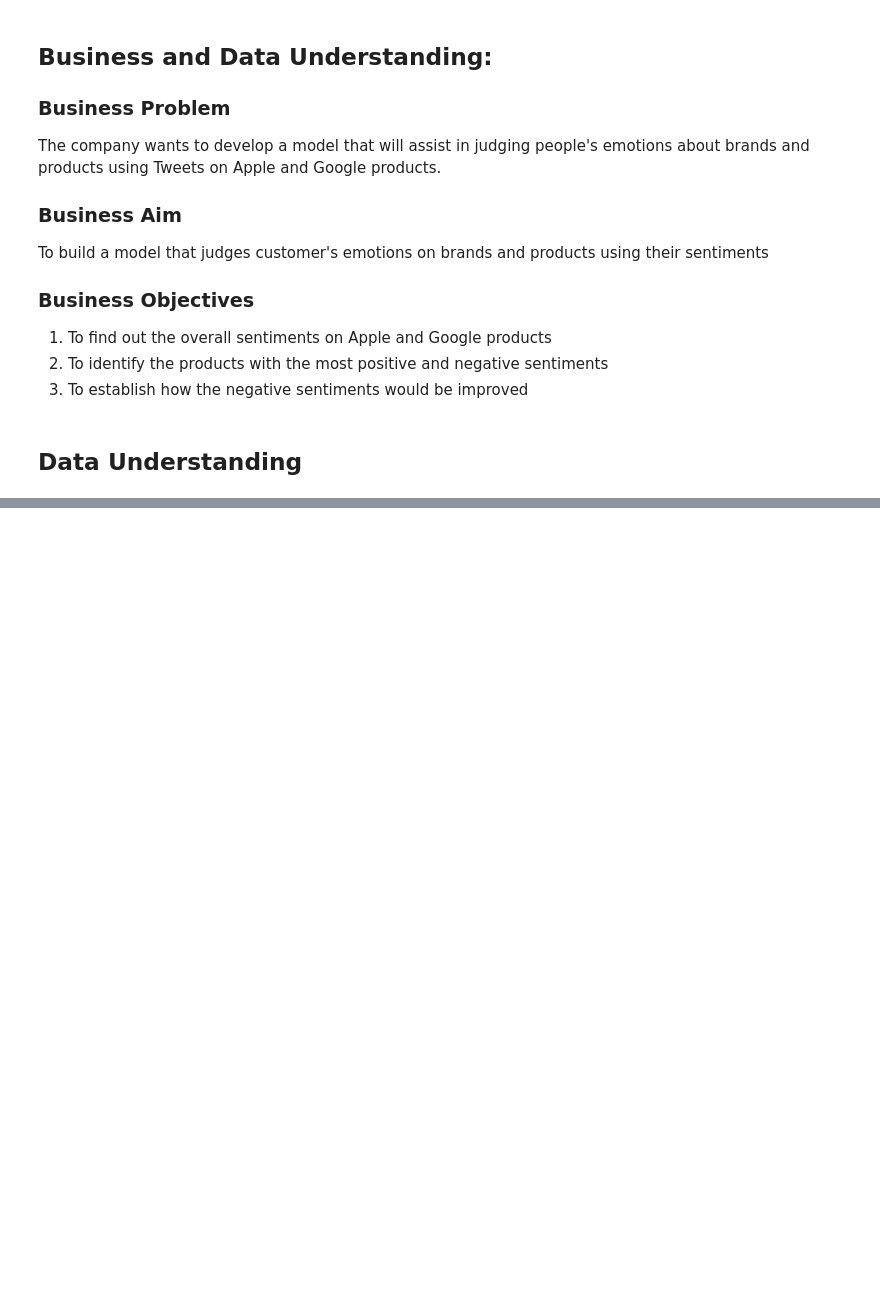
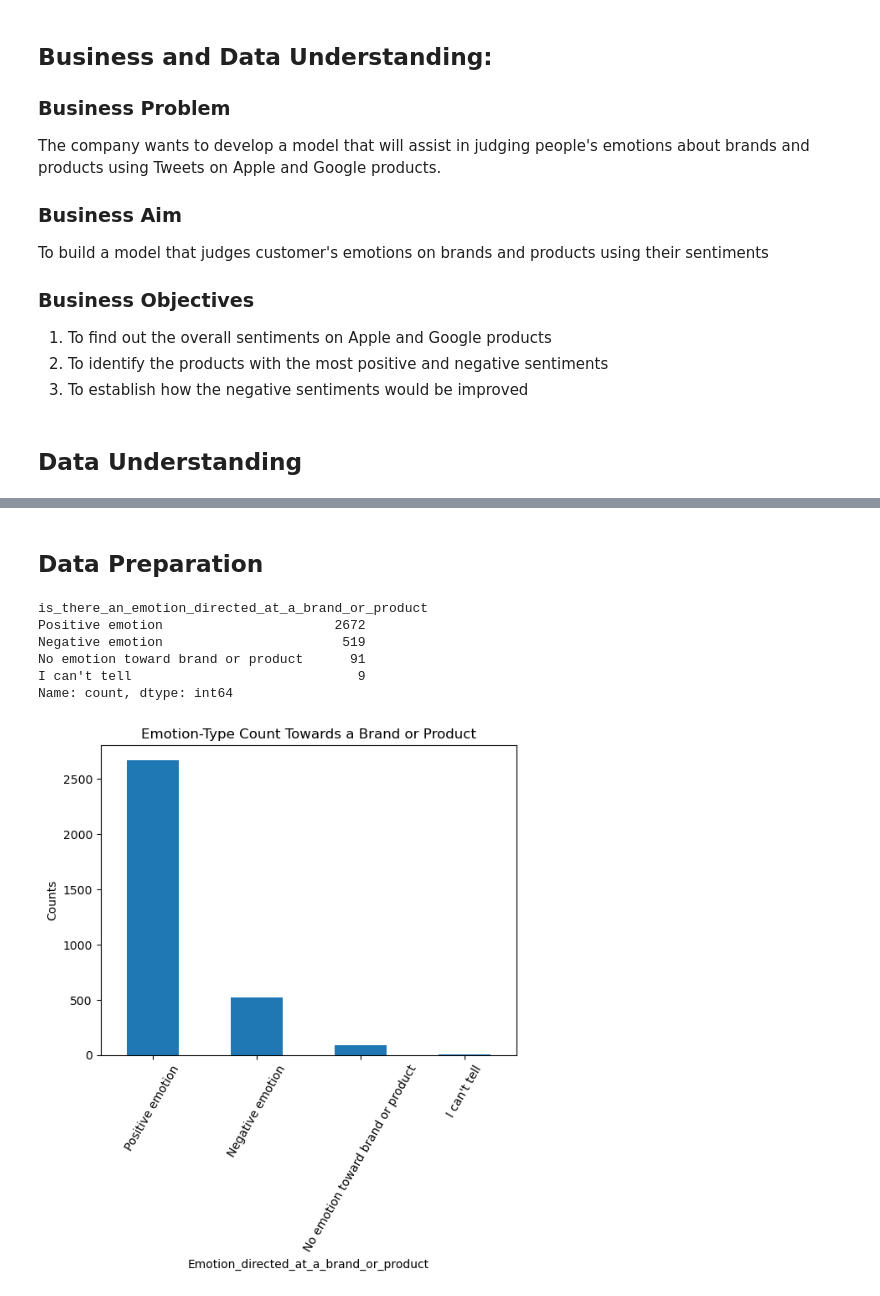
Before and after one commit to reagan-adajo/Phase_4, a Jupyter notebook: index.ipynb, the cells around one changed output, grey strips where cells are left out. Drawn from its saved outputs; the diff is of its cells as text; code cells hidden in the pictures; blank space fills up the shorter version.

```diff
--- a/index.ipynb
+++ b/index.ipynb
@@ -21,6 +21,7 @@ To build a model that judges customer's emotions on brands and products using th
 import pandas as pd
 import numpy as np
 
-df = pd.read_csv(".\phase4project\judge-1377884607_tweet_product_company.csv")
+#viewing the data file
+df = pd.read_csv("judge-1377884607_tweet_product_company.csv", encoding='ISO-8859-1')
 df
 # %% [output]
@@ -27,0 +41,30 @@ FileNotFoundError: [Errno 2] No such file or directory: '.\\phase4project\\judge
+# %% [markdown]
+## Data Preparation
+# %%
+#cleaning the dataset
+#removing rows will null values
+df = df.dropna()
+df['is_there_an_emotion_directed_at_a_brand_or_product'].value_counts()
+# %% [output]
+is_there_an_emotion_directed_at_a_brand_or_product
+Positive emotion                      2672
+Negative emotion                       519
+No emotion toward brand or product      91
+I can't tell                             9
+Name: count, dtype: int64
+# %%
+# importing python libraries
+import matplotlib.pyplot as plt
+%matplotlib inline
+import seaborn as sns
+
+# bar plot for different of emotions
+value_counts = df['is_there_an_emotion_directed_at_a_brand_or_product'].value_counts()
+value_counts.plot(kind='bar')
+plt.xlabel('Emotion_directed_at_a_brand_or_product')
+plt.ylabel('Counts')
+plt.title('Emotion-Type Count Towards a Brand or Product')
+plt.xticks(rotation=60)
+plt.show()
+# %% [output]
+[figure, added]
```
Also changed, not shown: parts of 22 cells of this notebook, 3 other files.
